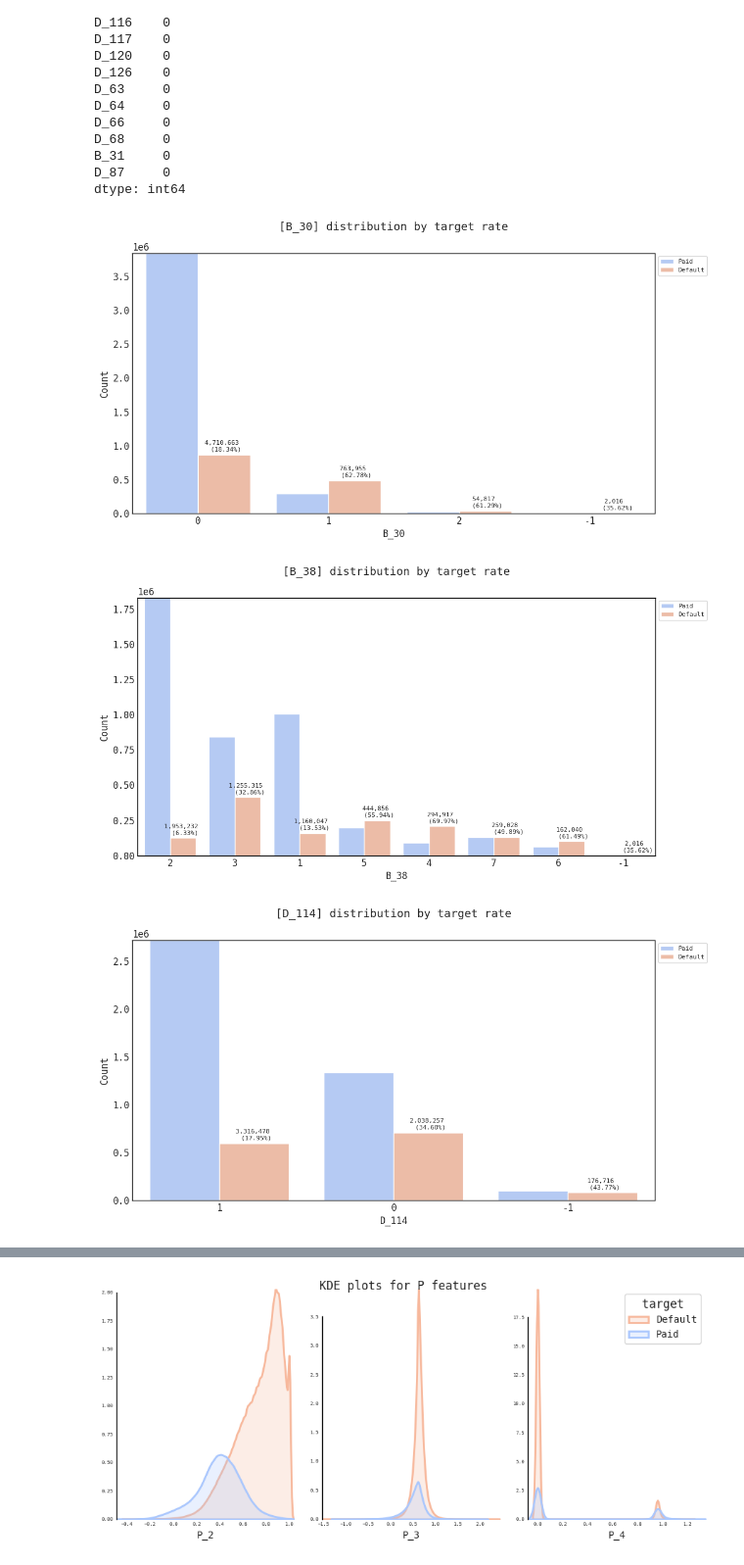
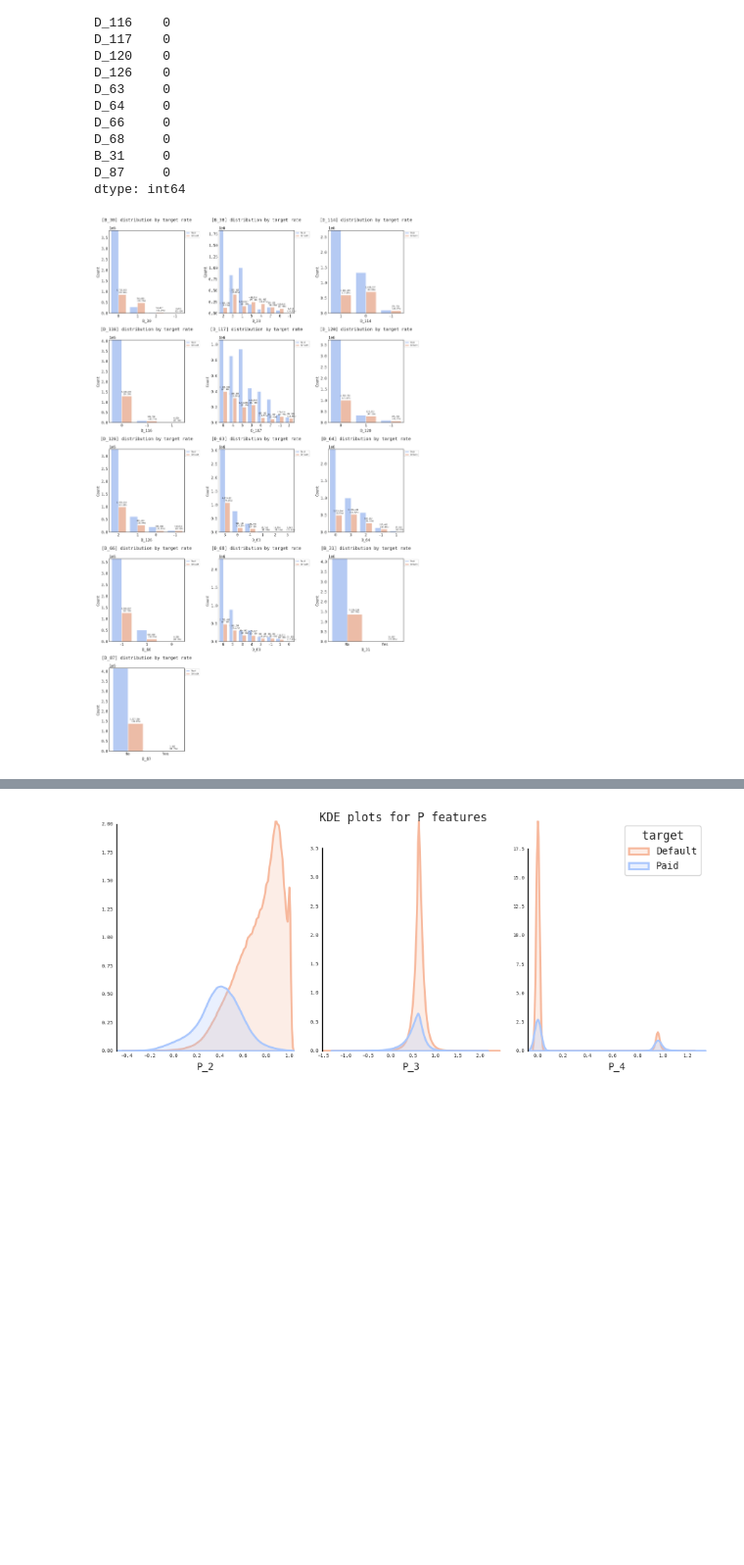
Before and after one commit to Dr-Spicy/AMEX_Default, a Jupyter notebook: Notebook.ipynb, the cells around one changed output, grey strips where cells are left out. Shown at 98% size. Saved outputs shown, nothing was run; the diff lists cells and outputs as text; code cells hidden in the pictures; blank space fills up the shorter version.

```diff
--- a/Notebook.ipynb
+++ b/Notebook.ipynb
@@ -118,6 +113,6 @@ with pd.option_context("display.min_rows", 4):
 5531451 rows × 190 columns
 # %%
-# merge the y_train and X_train as train for EDA purpose
-train = X_train.merge(y_train, left_on='customer_ID', right_on='customer_ID')
+# merge the y_train and df_train as train for EDA purpose
+train = df_train.merge(y_train, left_on='customer_ID', right_on='customer_ID')
 # %%
 X_test = pd.read_parquet('data/test.parquet')
@@ -360,12 +358,12 @@ B_31     0
 D_87     0
 dtype: int64
 # %%
-def plot_cate_by_label_rate(fea, df, rotate=0, order_use=None, hue_label='target', title=None, fontsize=8):
+def plot_cate_by_label_rate(fea, df, rotate=0, order_use=None, hue_label='target', title=None, fontsize=8, ax=None):
     if order_use is None:
         order_use = df[fea].value_counts(ascending=False).index
 
     # Create the countplot
-    ax = sns.countplot(x=fea, data=df, order=order_use, hue=hue_label, palette='coolwarm', dodge=True)
+    ax = sns.countplot(x=fea, data=df, order=order_use, hue=hue_label, palette='coolwarm', dodge=True, ax=ax)
 
     # Calculate absolute and relative values
     abs_values = df[fea].value_counts(ascending=False)
@@ -382,7 +380,7 @@ def plot_cate_by_label_rate(fea, df, rotate=0, order_use=None, hue_label='target
     else:
         ax.set_title(f'[{fea}] distribution by {hue_label} rate')
 
-    # Add bar labels on top of the bars and please specify the container!!!!!!!!
+    # Add bar labels on top of the bars
     if any(lbls) is not None:
         ax.bar_label(container=ax.containers[1], labels=lbls, fontsize=fontsize, padding=3)
 
@@ -390,21 +388,37 @@ def plot_cate_by_label_rate(fea, df, rotate=0, order_use=None, hue_label='target
     ax.set_ylabel('Count')
 
     # Set x-axis label
-    plt.xlabel(fea)
+    ax.set_xlabel(fea)
 
     # Handle binary features
     if df[fea].nunique() == 2:
-        plt.xticks(ticks=[0, 1], labels=['No', 'Yes'])
+        ax.set_xticks(ticks=[0, 1])
+        ax.set_xticklabels(labels=['No', 'Yes'])
 
     # Move legend
     sns.move_legend(ax, loc='upper left', bbox_to_anchor=(1, 1), labels=['Paid', 'Default'], title=None, fontsize=fontsize)
-
-    # Show the plot
-    plt.show()
 # %%
-for fea in cat_features:
-    plot_cate_by_label_rate(fea, train, rotate=0, order_use=None, hue_label='target', title=None, fontsize=8)
+# Determine the number of rows and columns for the subplot grid
+num_features = len(cat_features)
+num_cols = 3
+num_rows = (num_features + num_cols - 1) // num_cols  # Calculate the number of rows needed
+
+# Create a figure and a set of subplots
+fig, axes = plt.subplots(num_rows, num_cols, figsize=(15, num_rows * 5))
+
+# Flatten the axes array for easy iteration
+axes = axes.flatten()
+
+# Plot each feature in a subplot
+for idx, fea in enumerate(cat_features):
+    plot_cate_by_label_rate(fea, train, rotate=0, order_use=None, hue_label='target', title=None, fontsize=6, ax=axes[idx])
+
+# Remove any unused subplots
+for idx in range(num_features, len(axes)):
+    fig.delaxes(axes[idx])
+
+# Adjust layout
+plt.tight_layout()
+plt.show()
 # %% [output]
-[figure, old version]
+[figure, new version]
-[figure, removed]
-[figure, removed]
```
Also changed, not shown: parts of 82 cells of this notebook, 1 other file.
